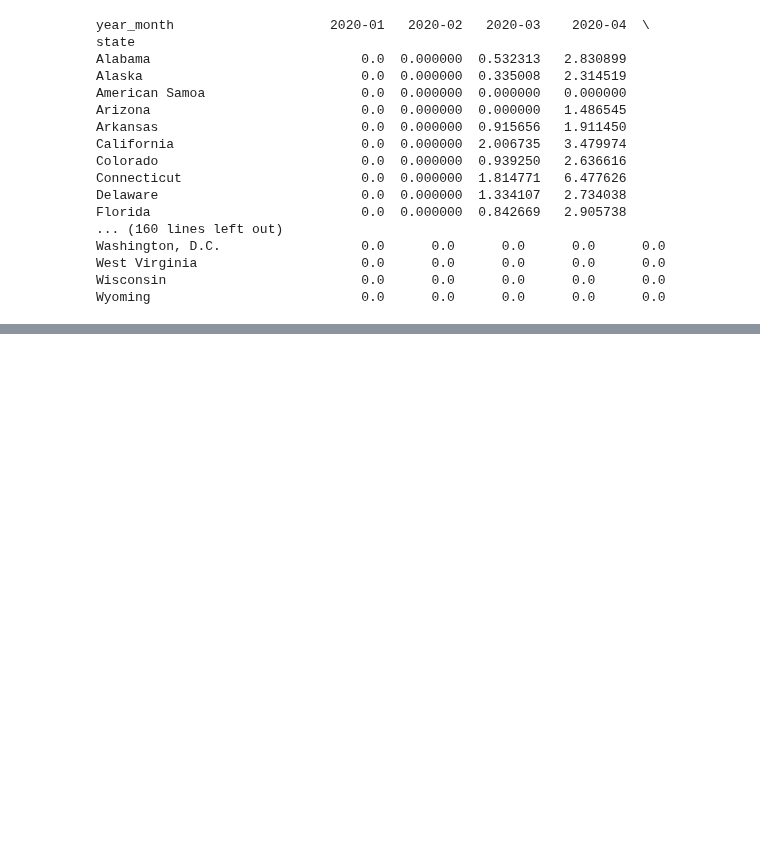
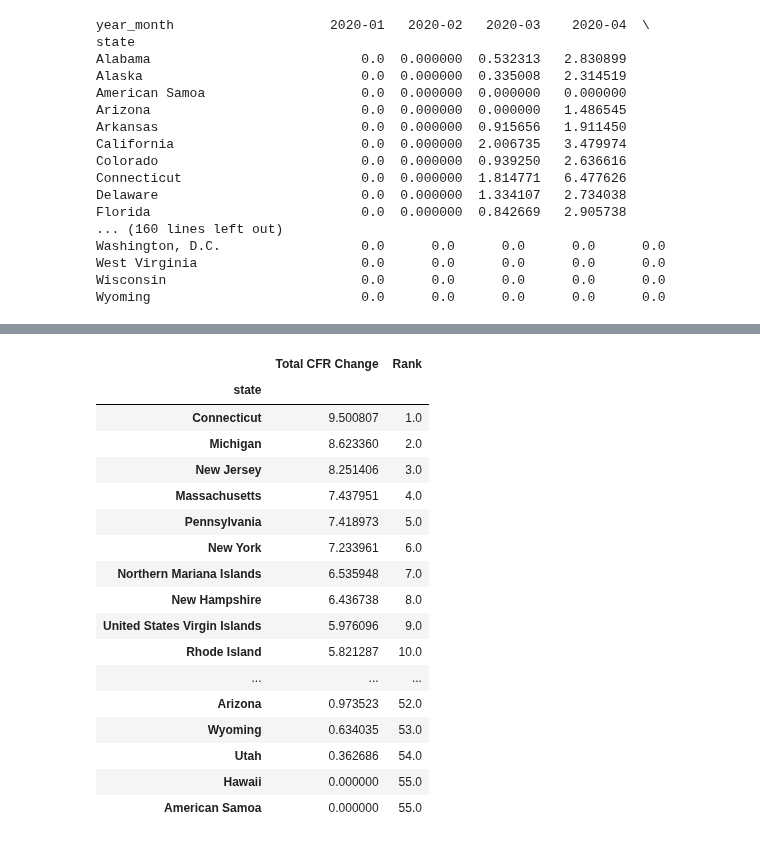
Before and after one commit to SRARNAB7/HDS_5230_07_Arnab, a Jupyter notebook: Final_Assignment_05.ipynb, the cells around one changed output, grey strips where cells are left out. Saved outputs shown, nothing was run; the diff lists cells and outputs as text; code cells hidden in the pictures; blank space fills up the shorter version.

```diff
--- a/Final_Assignment_05.ipynb
+++ b/Final_Assignment_05.ipynb
@@ -375,14 +430,14 @@ def compute_monthly_cfr_changes(cfr_matrix):
     """
     Computes month-to-month CFR changes for each state.
     """
-    return cfr_matrix.diff(axis=1).fillna(0)  # Computes month-to-month differences
+    return cfr_matrix.diff(axis=1)  # Computes month-to-month differences
 
 @delayed
 def compute_total_cfr_change(cfr_changes):
     """
-    Computes the total CFR change per state by summing absolute month-to-month differences.
+    Computes the total CFR change per state by summing  month-to-month differences.
     """
-    return cfr_changes.abs().sum(axis=1)  # Sum absolute changes across months per state
+    return cfr_changes.iloc[:, :7].sum(axis=1)  # Sum changes across months per state
 
 @delayed
 def rank_states_by_cfr_change(total_cfr_change):
@@ -393,23 +448,21 @@ def rank_states_by_cfr_change(total_cfr_change):
     cfr_ranking_df['Rank'] = cfr_ranking_df['Total CFR Change'].rank(ascending=False, method="dense")
     return cfr_ranking_df.sort_values(by="Rank")
 
-def compute_cfr_change_ranking(cfr_matrix):
+def compute_cfr_change_ranking(cfr_matrix , visualize=True):
     """
     Computes state rankings based on month-to-month changes in CFR using Dask.
     """
 
-    #  Step 1: Compute Month-to-Month CFR Changes
+    # Computing Month-to-Month CFR Changes
     cfr_changes_delayed = compute_monthly_cfr_changes(cfr_matrix)
 
-    # Step 2: Compute Total CFR Change Per State
+    # Computing Total CFR Change Per State
     total_cfr_change_delayed = compute_total_cfr_change(cfr_changes_delayed)
 
-    #  Step 3: Rank States Based on CFR Change
+    # Rank States Based on CFR Change
     ranked_states_delayed = rank_states_by_cfr_change(total_cfr_change_delayed)
 
-    #  Compute results in parallel
+    # Compute results in parallel
     ranked_states = compute(ranked_states_delayed)[0]
 
     return ranked_states
-
-cfr_rank = compute_cfr_change_ranking(cfr_matrix)
@@ -511,0 +469,21 @@ American Samoa                        0.000000  56.0
+# %%
+compute_cfr_change_ranking(cfr_matrix)
+# %% [output]
+|  | Total CFR Change | Rank |
+| state |  |  |
+| Connecticut | 9.500807 | 1.0 |
+| Michigan | 8.623360 | 2.0 |
+| New Jersey | 8.251406 | 3.0 |
+| Massachusetts | 7.437951 | 4.0 |
+| Pennsylvania | 7.418973 | 5.0 |
+| New York | 7.233961 | 6.0 |
+| Northern Mariana Islands | 6.535948 | 7.0 |
+| New Hampshire | 6.436738 | 8.0 |
+| United States Virgin Islands | 5.976096 | 9.0 |
+| Rhode Island | 5.821287 | 10.0 |
+| ... | ... | ... |
+| Arizona | 0.973523 | 52.0 |
+| Wyoming | 0.634035 | 53.0 |
+| Utah | 0.362686 | 54.0 |
+| Hawaii | 0.000000 | 55.0 |
+| American Samoa | 0.000000 | 55.0 |
```
Also changed, not shown: parts of 49 cells of this notebook.
